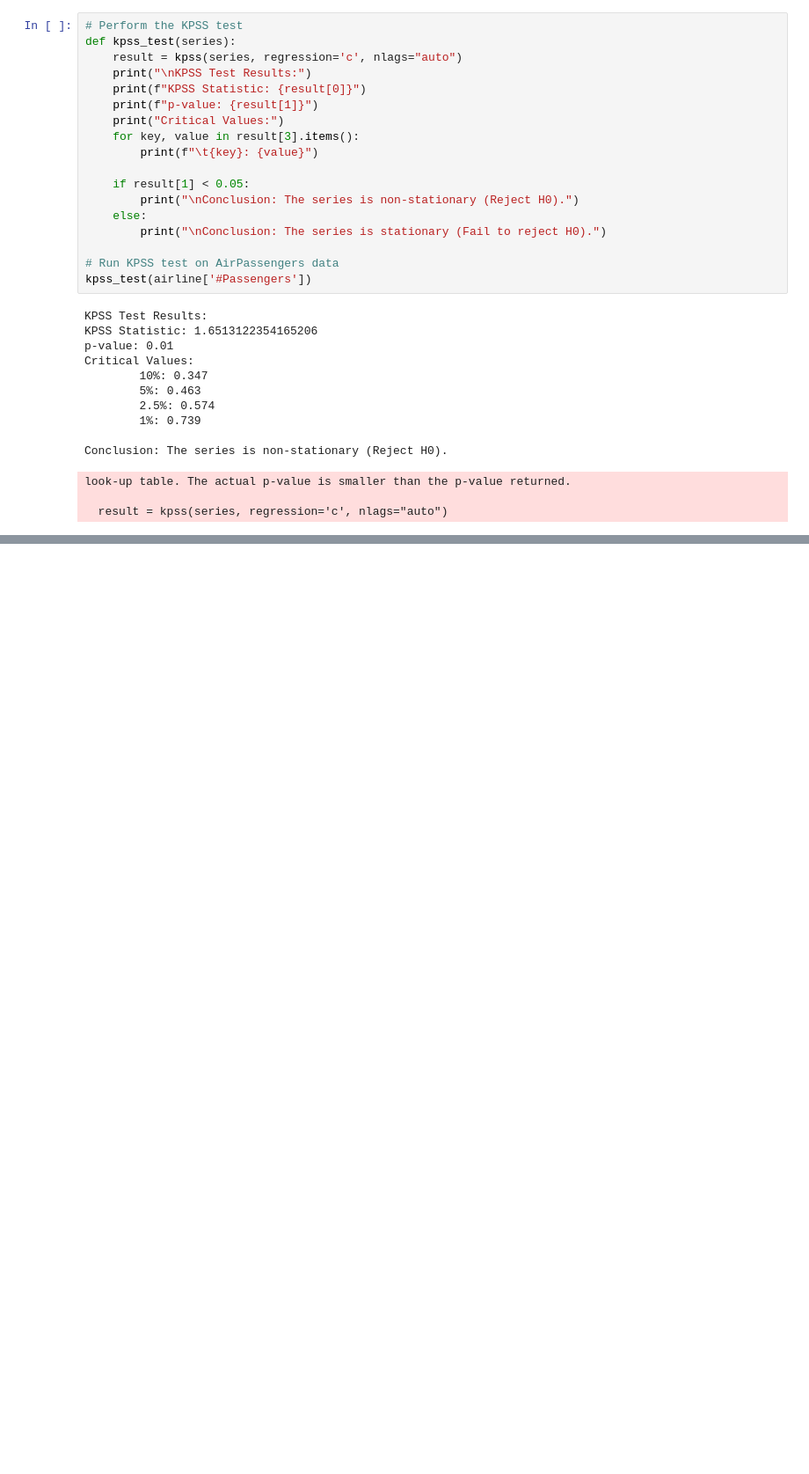
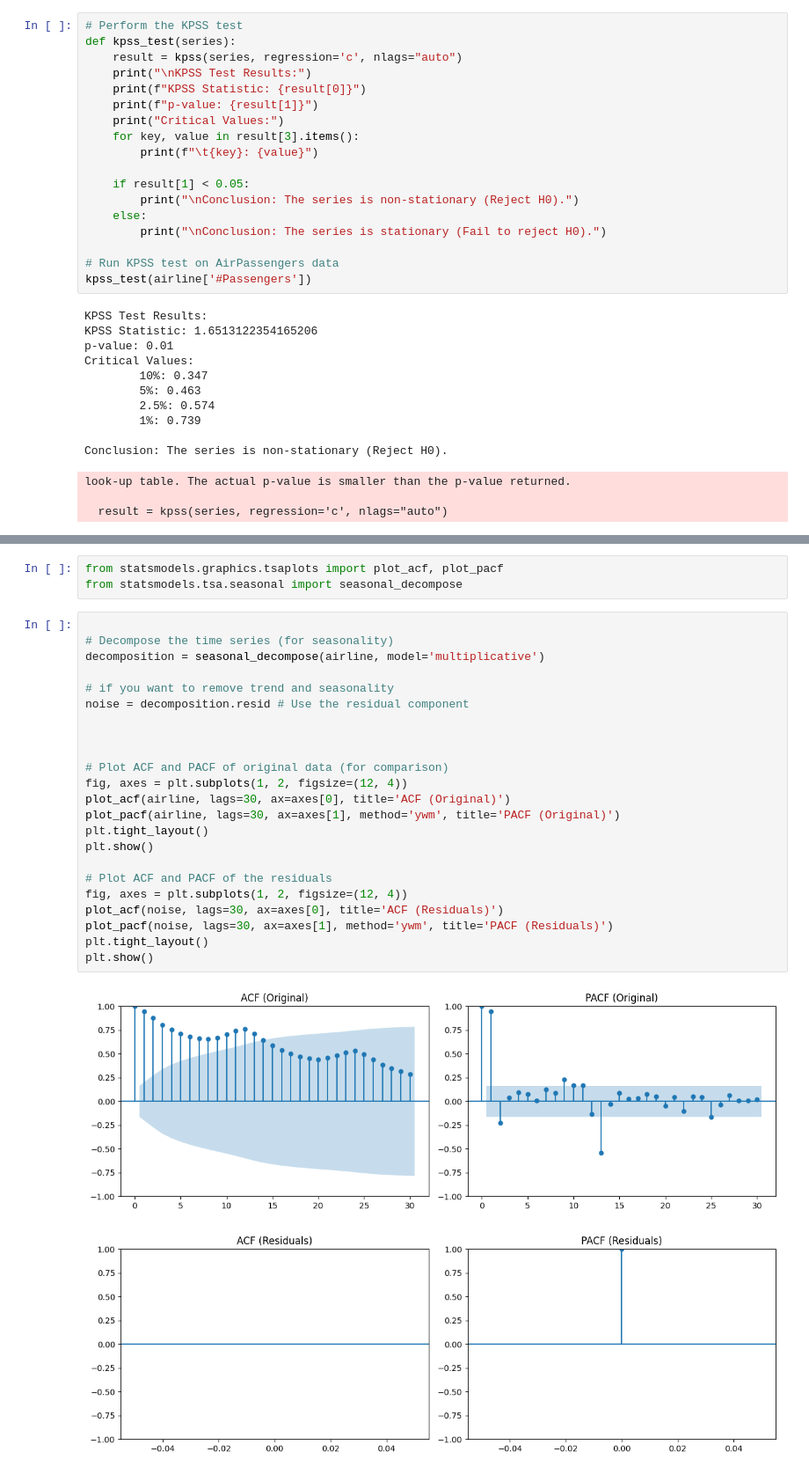
Before and after one commit to joyflorence/TIME-SERIES-AND-FORECASTING, a Jupyter notebook: practice/Time series.ipynb, the cells around one changed output, grey strips where cells are left out. Shown at 88% size. Saved outputs shown, nothing was run; the diff lists cells and outputs as text; blank space fills up the shorter version.

```diff
--- a/practice/Time series.ipynb
+++ b/practice/Time series.ipynb
@@ -702,0 +720,29 @@ look-up table. The actual p-value is smaller than the p-value returned.
+# %%
+from statsmodels.graphics.tsaplots import plot_acf, plot_pacf
+from statsmodels.tsa.seasonal import seasonal_decompose
+# %%
+
+# Decompose the time series (for seasonality)
+decomposition = seasonal_decompose(airline, model='multiplicative')
+
+# if you want to remove trend and seasonality
+noise = decomposition.resid # Use the residual component
+
+
+
+# Plot ACF and PACF of original data (for comparison)
+fig, axes = plt.subplots(1, 2, figsize=(12, 4))
+plot_acf(airline, lags=30, ax=axes[0], title='ACF (Original)')
+plot_pacf(airline, lags=30, ax=axes[1], method='ywm', title='PACF (Original)')
+plt.tight_layout()
+plt.show()
+
+# Plot ACF and PACF of the residuals
+fig, axes = plt.subplots(1, 2, figsize=(12, 4))
+plot_acf(noise, lags=30, ax=axes[0], title='ACF (Residuals)')
+plot_pacf(noise, lags=30, ax=axes[1], method='ywm', title='PACF (Residuals)')
+plt.tight_layout()
+plt.show()
+# %% [output]
+[figure, added]
+[figure, added]
```
Also changed, not shown: parts of 19 cells of this notebook, 5 other files.
